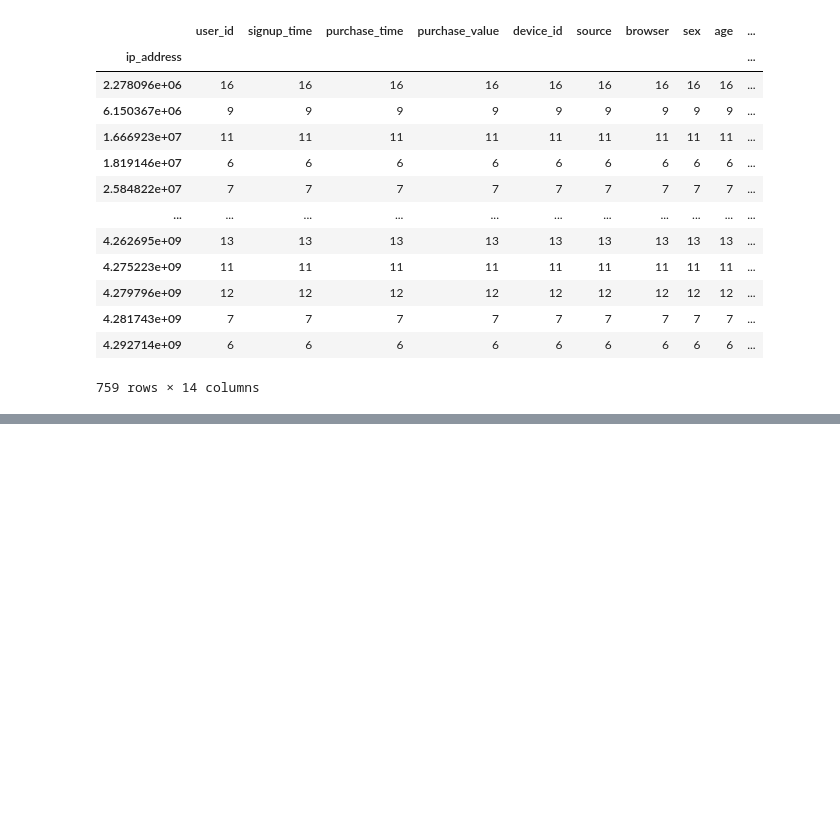
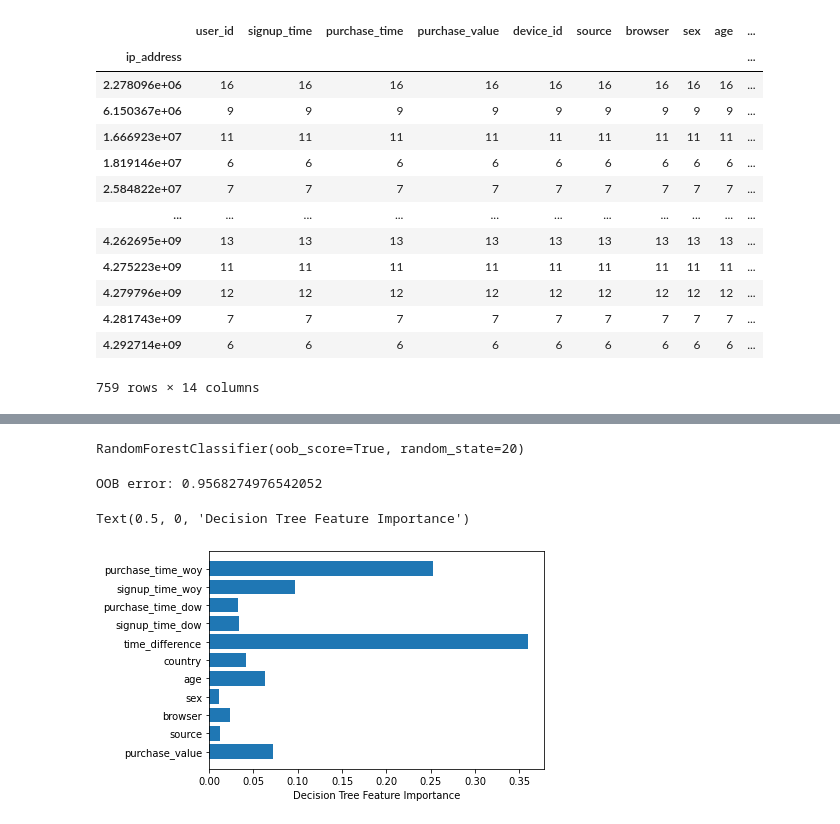
Before and after one commit to menghe2727/data_science, a Jupyter notebook: Identifying_fraudulent_activities/fraud_activities.ipynb, the cells around one changed output, grey strips where cells are left out. Drawn from its saved outputs; the diff is of its cells as text; code cells hidden in the pictures; blank space fills up the shorter version.

```diff
--- a/Identifying_fraudulent_activities/fraud_activities.ipynb
+++ b/Identifying_fraudulent_activities/fraud_activities.ipynb
@@ -411,0 +430,11 @@ fraud_model_data = fraud_model_data.drop(columns = ['device_id','ip_address', 'l
+# %%
+# keep the top 40 country, have more then 95% transaction contain in these 40 countries. everything else is mark as other.
+replace_country = country_proportion_cum.iloc[41:,0]
+for i in range(0, len(replace_country)):
+    fraud_model_data['country'].replace(replace_country.iloc[i],value ='other', inplace = True)
+# %%
+#change the object type date to int
+label = ['source', 'browser', 'sex', 'country']
+
+for i in label:
+   fraud_model_data[i].replace(fraud_model_data[i].unique(),range(len(fraud_model_data[i].unique())), inplace = True)
@@ -411,0 +463,24 @@ fraud_model_data = fraud_model_data.drop(columns = ['device_id','ip_address', 'l
+# %%
+# separate into train and test set
+train_set, test_set =train_test_split(fraud_model_data, test_size= 0.33)
+train_feature = train_set.loc[:,['purchase_value', 'source', 'browser', 'sex', 'age', 'country', 'time_difference', 'signup_time_dow', 'purchase_time_dow', 'signup_time_woy', 'purchase_time_woy']]
+train_class = train_set.loc[:,'class']
+test_feature = test_set.loc[:,['purchase_value', 'source', 'browser', 'sex', 'age', 'country', 'time_difference', 'signup_time_dow', 'purchase_time_dow', 'signup_time_woy', 'purchase_time_woy']]
+test_class = test_set.loc[:,'class']
+# %%
+# random forest model
+rf = RandomForestClassifier(n_estimators = 100, oob_score =  True, random_state = 20)
+rf.fit(train_feature, train_class)
+# %% [output]
+RandomForestClassifier(oob_score=True, random_state=20)
+# %%
+#OOB error and test error is
+print('OOB error:', rf.oob_score_)
+# %% [output]
+OOB error: 0.9568274976542052
+# %%
+plt.barh(train_feature.columns, rf.feature_importances_)
+plt.xlabel("Decision Tree Feature Importance")
+# %% [output]
+Text(0.5, 0, 'Decision Tree Feature Importance')
+[figure, added]
```
Also changed, not shown: parts of 8 cells of this notebook.
